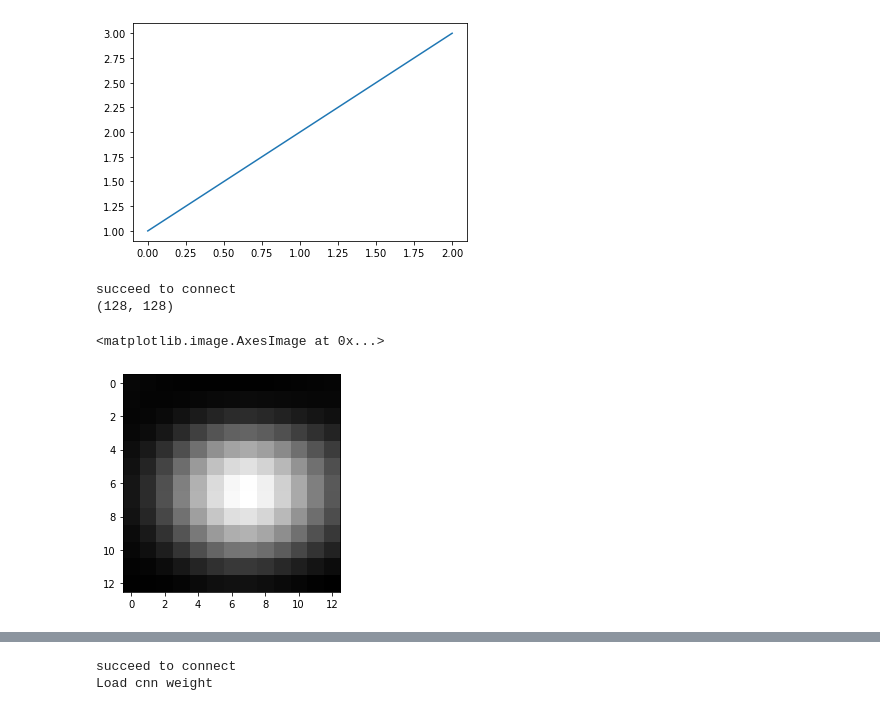
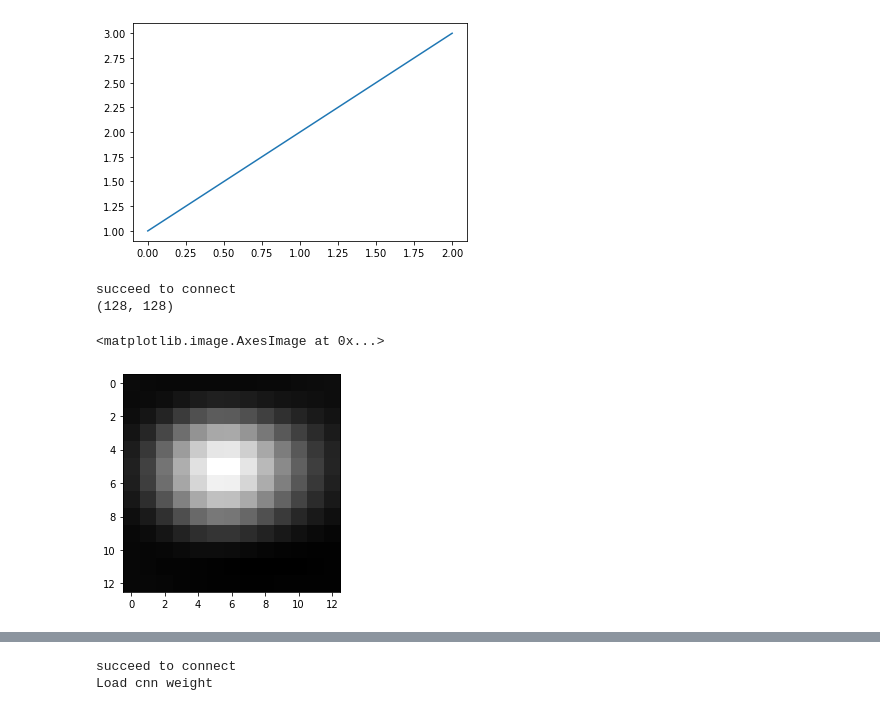
Before and after one commit to SINGROUP/Atom_manipulation_with_RL, a Jupyter notebook: single_atom_training_2nd_round.ipynb, the cells around one changed output, grey strips where cells are left out. Drawn from its saved outputs; the diff is of its cells as text; code cells hidden in the pictures.

```diff
--- a/single_atom_training_2nd_round.ipynb
+++ b/single_atom_training_2nd_round.ipynb
@@ -29,15 +29,15 @@ cuda:0
 # %%
 createc_controller = Createc_Controller(None, None, None, None)
 img_forward = np.array(createc_controller.stm.scandata(1,4))
 print(img_forward.shape)
-top_left, w, h = (115,7), 13, 13
+top_left, w, h = (112,5), 13, 13
 template = img_forward[top_left[1]:top_left[1]+h, top_left[0]:top_left[0]+w]
 plt.imshow(template)
 # %% [output]
 succeed to connect
 (128, 128)
 <matplotlib.image.AxesImage at 0x...>
-[figure, old version]
+[figure, new version]
 # %%
 #test offset extration
 DAC_unit = 2**19
```
Also changed, not shown: parts of 6 cells of this notebook, 2 other files.
